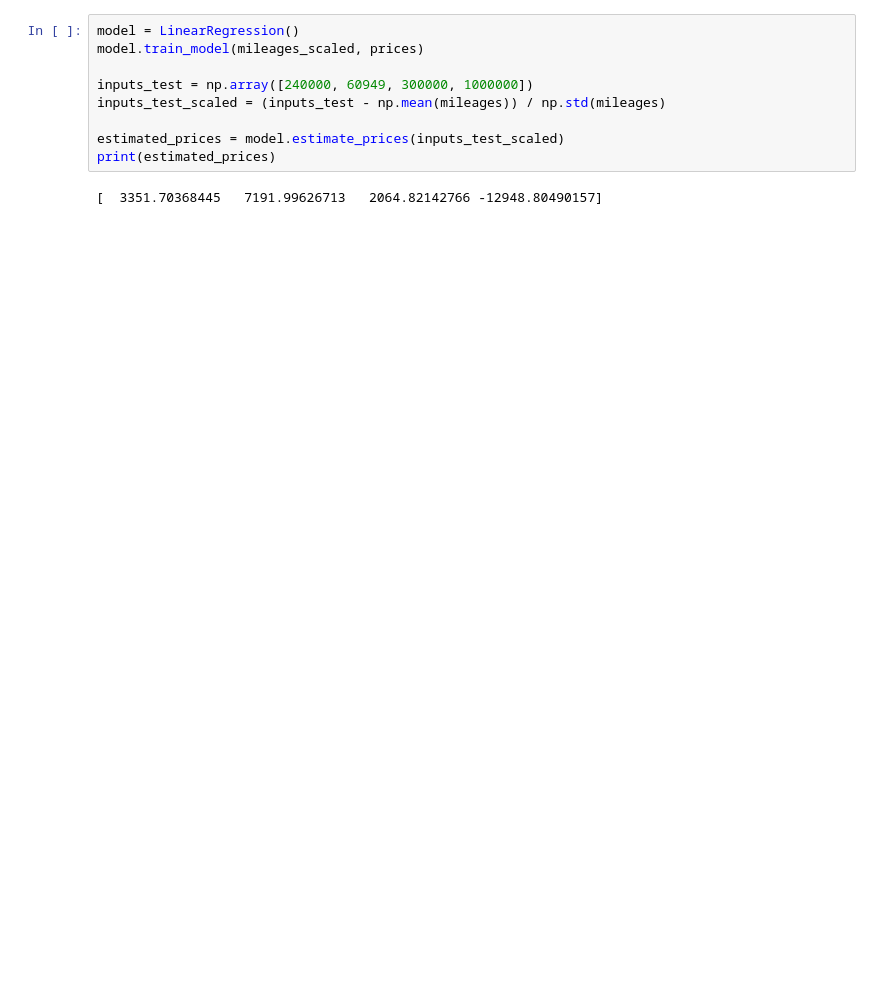
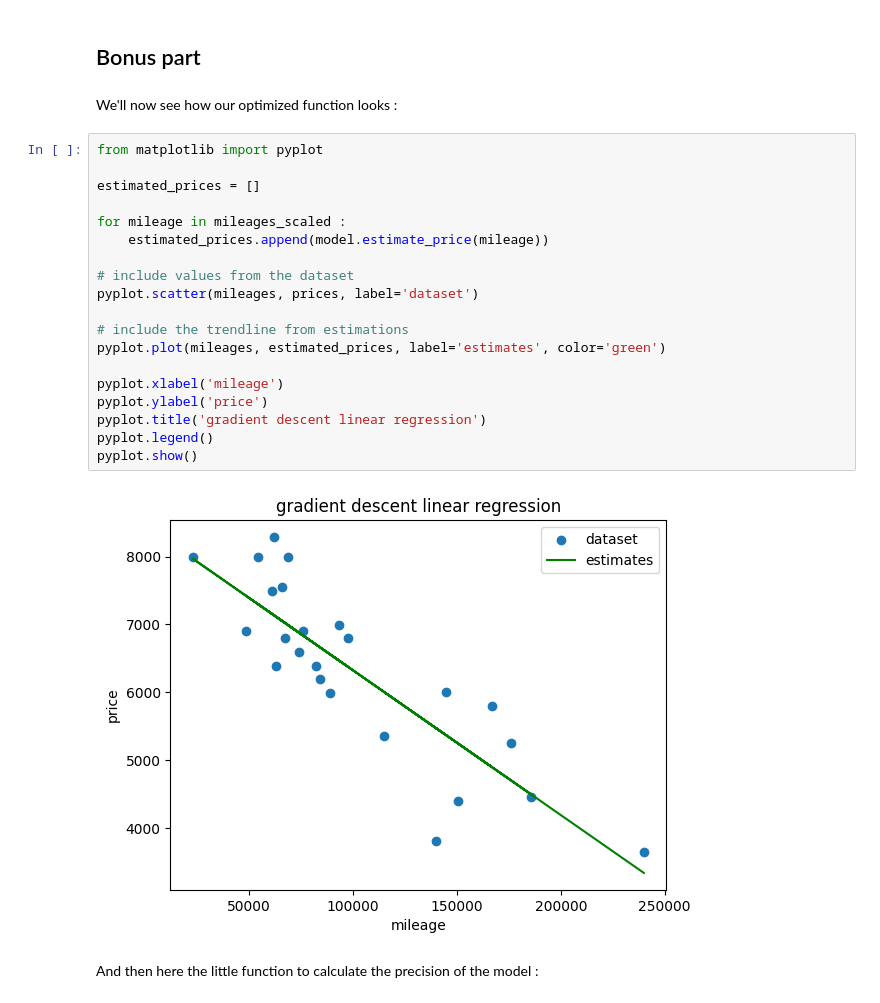
Before and after one commit to r0b1337/ft_linear_regression, a Jupyter notebook: ft_linear_regression.ipynb, the cells around one changed output. Saved outputs shown, nothing was run; the diff lists cells and outputs as text; blank space fills up the shorter version.

```diff
--- a/ft_linear_regression.ipynb
+++ b/ft_linear_regression.ipynb
@@ -46,11 +91,27 @@ class LinearRegression:
-# %%
-model = LinearRegression()
-model.train_model(mileages_scaled, prices)
-
-inputs_test = np.array([240000, 60949, 300000, 1000000])
-inputs_test_scaled = (inputs_test - np.mean(mileages)) / np.std(mileages)
-
-estimated_prices = model.estimate_prices(inputs_test_scaled)
-print(estimated_prices)
-# %% [output]
-[  3351.70368445   7191.99626713   2064.82142766 -12948.80490157]
+# %% [markdown]
+## Bonus part
+# %% [markdown]
+We'll now see how our optimized function looks :
+# %%
+from matplotlib import pyplot
+
+estimated_prices = []
+
+for mileage in mileages_scaled :
+    estimated_prices.append(model.estimate_price(mileage))
+
+# include values from the dataset
+pyplot.scatter(mileages, prices, label='dataset')
+
+# include the trendline from estimations
+pyplot.plot(mileages, estimated_prices, label='estimates', color='green')
+
+pyplot.xlabel('mileage')
+pyplot.ylabel('price')
+pyplot.title('gradient descent linear regression')
+pyplot.legend()
+pyplot.show()
+# %% [output]
+[figure, added]
+# %% [markdown]
+And then here the little function to calculate the precision of the model :
```
Also changed, not shown: parts of 9 cells of this notebook, 1 other file.
